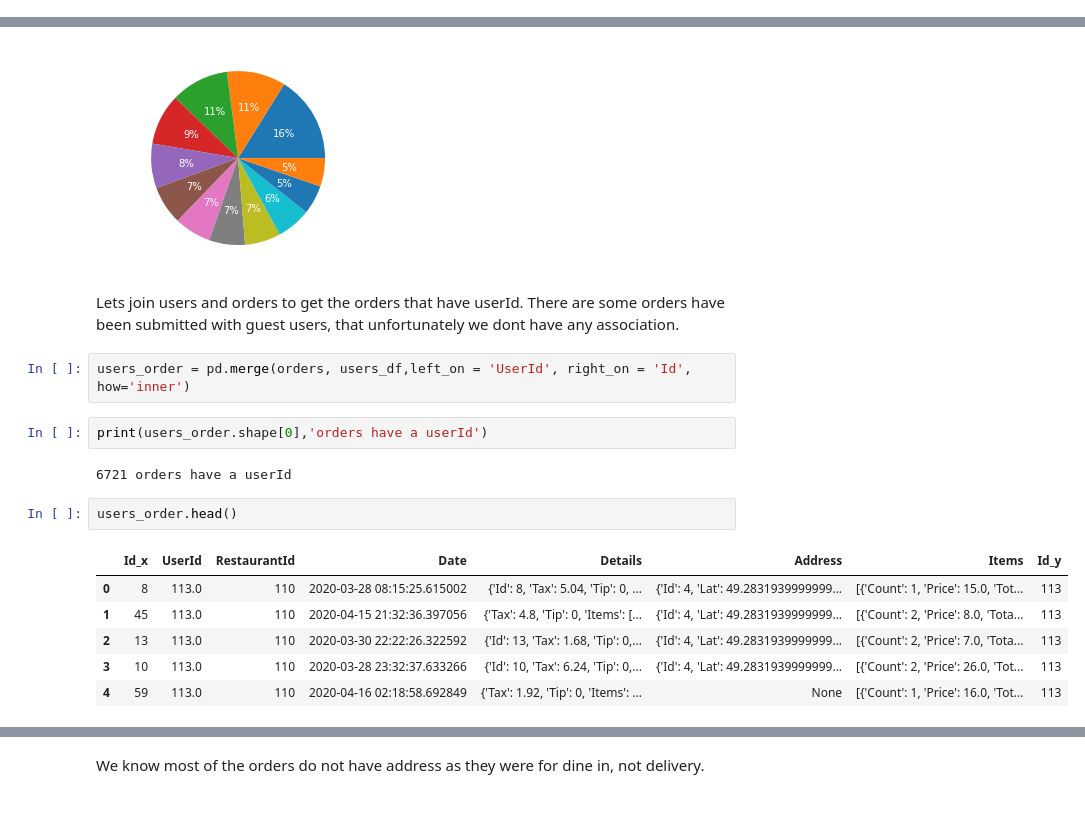
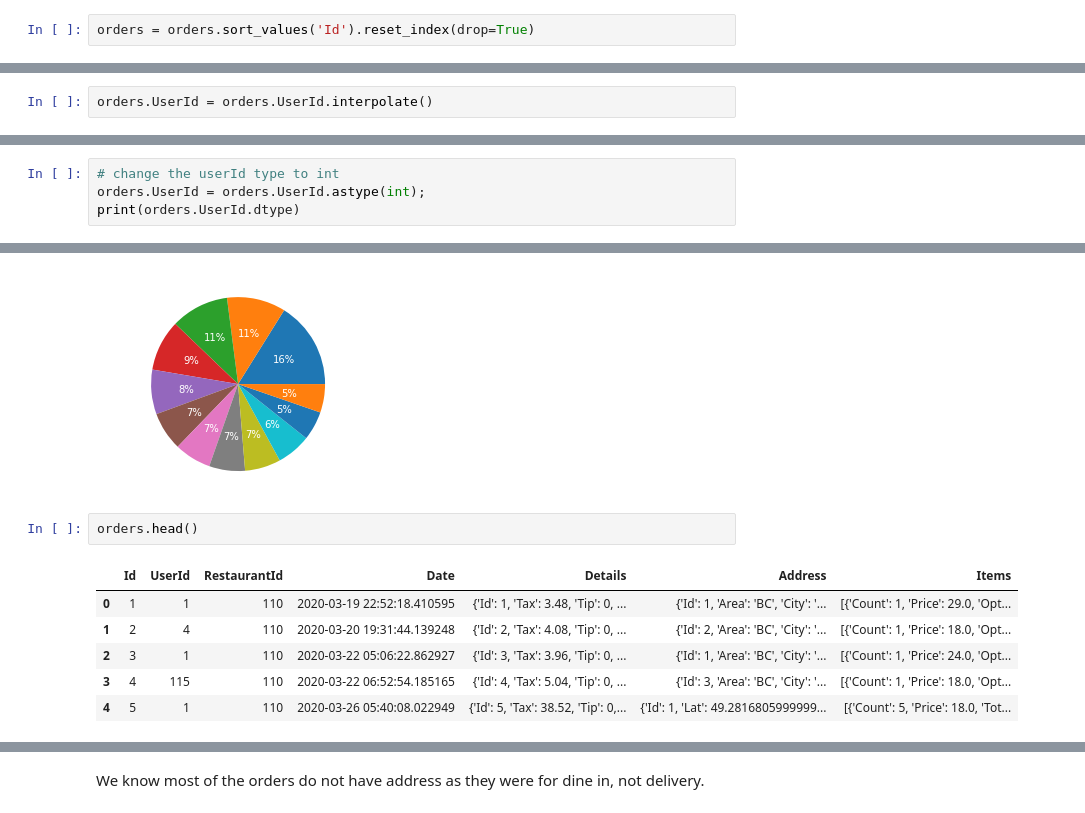
Before and after one commit to nakisa84/personalized-food-recommendation, a Jupyter notebook: notebooks/recommedation.ipynb, the cells around one changed output, grey strips where cells are left out. Drawn from its saved outputs; the diff is of its cells as text.

```diff
--- a/notebooks/recommedation.ipynb
+++ b/notebooks/recommedation.ipynb
@@ -130,0 +162,2 @@ orders.UserId.nunique()
+# %%
+orders = orders.sort_values('Id').reset_index(drop=True)
@@ -130,0 +183,2 @@ orders.UserId.nunique()
+# %%
+orders.UserId = orders.UserId.interpolate()
@@ -164,3 +250,7 @@ Data columns (total 5 columns):
  4   Details       11629 non-null  object
 dtypes: float64(1), int64(2), object(2)
 memory usage: 581.5+ KB
+# %%
+# change the userId type to int
+orders.UserId = orders.UserId.astype(int);
+print(orders.UserId.dtype)
@@ -300,21 +379,13 @@ plt.pie(month_count, labels = month_count.index,textprops=dict(color="w") ,autop
 plt.show()
 # %% [output]
 [figure]
-# %% [markdown]
-Lets join users and orders to get the orders that have userId. There are some orders have been submitted with guest users, that unfortunately we dont have any association.
-# %%
-users_order = pd.merge(orders, users_df,left_on = 'UserId', right_on = 'Id', how='inner')
-# %%
-print(users_order.shape[0],'orders have a userId')
-# %% [output]
-6721 orders have a userId
 # %%
-users_order.head()
+orders.head()
 # %% [output]
-|  | Id_x | UserId | RestaurantId | Date | Details | Address | Items | Id_y |
-| 0 | 8 | 113.0 | 110 | 2020-03-28 08:15:25.615002 | {'Id': 8, 'Tax': 5.04, 'Tip': 0, ... | {'Id': 4, 'Lat': 49.2831939999999... | [{'Count': 1, 'Price': 15.0, 'Tot... | 113 |
-| 1 | 45 | 113.0 | 110 | 2020-04-15 21:32:36.397056 | {'Tax': 4.8, 'Tip': 0, 'Items': [... | {'Id': 4, 'Lat': 49.2831939999999... | [{'Count': 2, 'Price': 8.0, 'Tota... | 113 |
-| 2 | 13 | 113.0 | 110 | 2020-03-30 22:22:26.322592 | {'Id': 13, 'Tax': 1.68, 'Tip': 0,... | {'Id': 4, 'Lat': 49.2831939999999... | [{'Count': 2, 'Price': 7.0, 'Tota... | 113 |
-| 3 | 10 | 113.0 | 110 | 2020-03-28 23:32:37.633266 | {'Id': 10, 'Tax': 6.24, 'Tip': 0,... | {'Id': 4, 'Lat': 49.2831939999999... | [{'Count': 2, 'Price': 26.0, 'Tot... | 113 |
-| 4 | 59 | 113.0 | 110 | 2020-04-16 02:18:58.692849 | {'Tax': 1.92, 'Tip': 0, 'Items': ... | None | [{'Count': 1, 'Price': 16.0, 'Tot... | 113 |
+|  | Id | UserId | RestaurantId | Date | Details | Address | Items |
+| 0 | 1 | 1 | 110 | 2020-03-19 22:52:18.410595 | {'Id': 1, 'Tax': 3.48, 'Tip': 0, ... | {'Id': 1, 'Area': 'BC', 'City': '... | [{'Count': 1, 'Price': 29.0, 'Opt... |
+| 1 | 2 | 4 | 110 | 2020-03-20 19:31:44.139248 | {'Id': 2, 'Tax': 4.08, 'Tip': 0, ... | {'Id': 2, 'Area': 'BC', 'City': '... | [{'Count': 1, 'Price': 18.0, 'Opt... |
+| 2 | 3 | 1 | 110 | 2020-03-22 05:06:22.862927 | {'Id': 3, 'Tax': 3.96, 'Tip': 0, ... | {'Id': 1, 'Area': 'BC', 'City': '... | [{'Count': 1, 'Price': 24.0, 'Opt... |
+| 3 | 4 | 115 | 110 | 2020-03-22 06:52:54.185165 | {'Id': 4, 'Tax': 5.04, 'Tip': 0, ... | {'Id': 3, 'Area': 'BC', 'City': '... | [{'Count': 1, 'Price': 18.0, 'Opt... |
+| 4 | 5 | 1 | 110 | 2020-03-26 05:40:08.022949 | {'Id': 5, 'Tax': 38.52, 'Tip': 0,... | {'Id': 1, 'Lat': 49.2816805999999... | [{'Count': 5, 'Price': 18.0, 'Tot... |
 # %%
```
Also changed, not shown: parts of 99 cells of this notebook, 1 other file.
